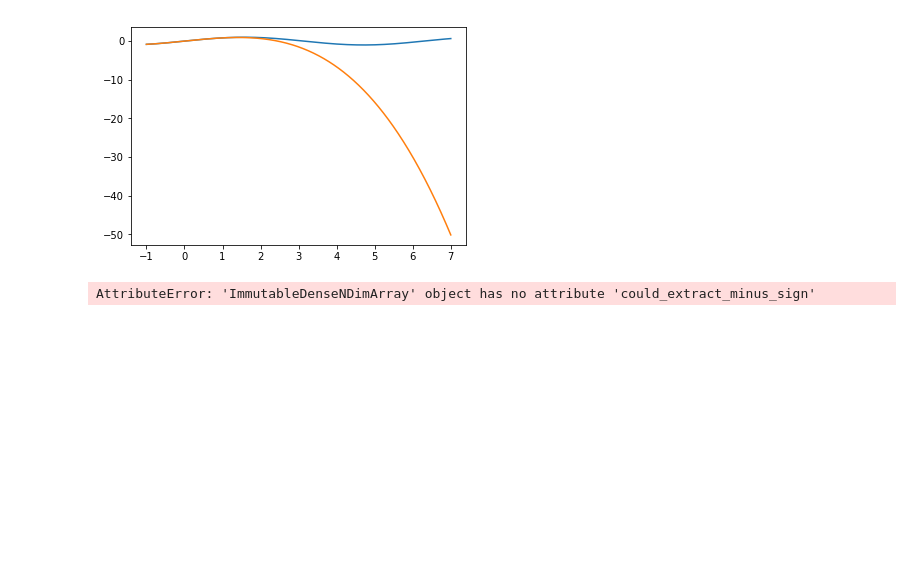
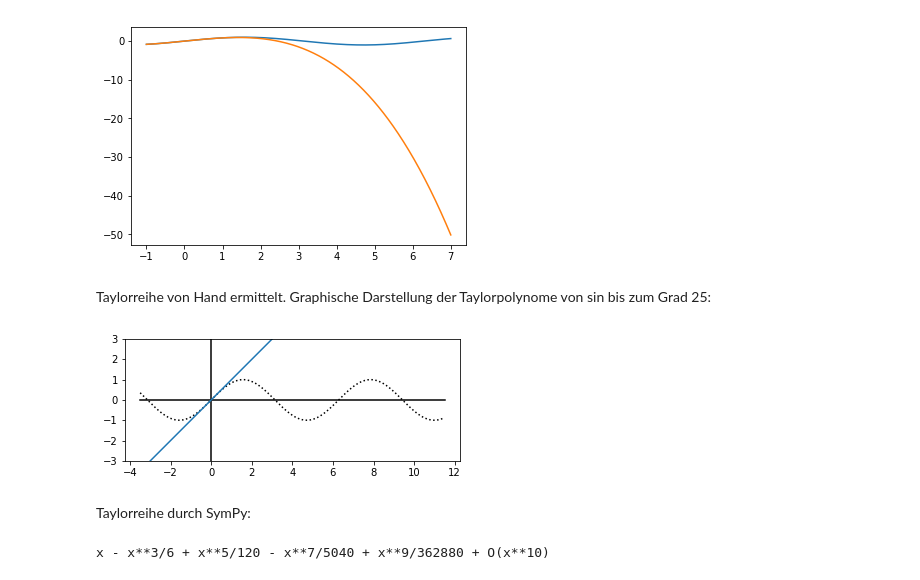
Before and after one commit to StaticNoiseLog/python, a Jupyter notebook: ffhs/PVA_4.ipynb, the cells around one changed output. Drawn from its saved outputs; the diff is of its cells as text; code cells hidden in the pictures; blank space fills up the shorter version.

```diff
--- a/ffhs/PVA_4.ipynb
+++ b/ffhs/PVA_4.ipynb
@@ -67,8 +67,33 @@ plt.plot(x, np.sin(x), x, T3(x))
 [<matplotlib.lines.Line2D at 0x...>,
  <matplotlib.lines.Line2D at 0x...>]
 [figure]
+# %% [markdown]
+Taylorreihe von Hand ermittelt.
+Graphische Darstellung der Taylorpolynome von sin bis zum Grad 25:
+# %%
+m = 13
+xx = np.linspace(-3.5, 11.5, 1401)
+xp = xx
+yy = xx
+
+plt.gca().set_aspect(1)
+plt.ylim((-3,3))
+plt.plot((-3.5, 11.5), (0,0), 'k')
+plt.plot((0,0), (-3,3), 'k')
+plt.plot(xx, np.sin(xx), ':k')
+
+plt.plot(xx, yy)
+for n in range(1, m) :
+    xp = -xp * xx * xx / (2*n) / (2*n+1)
+    yy = yy + xp
+    plt.plot(xx, yy)
+# %% [output]
+[figure, added]
+# %% [markdown]
+Taylorreihe durch SymPy:
 # %%
-expr = sp.exp(sp.sin(x))
-expr.series(x, 0, 4)
+x = sp.Symbol('x')
+sp.sin(x).series()
+sp.sin(x).series(x, 0, 10)
 # %% [output]
-AttributeError: 'ImmutableDenseNDimArray' object has no attribute 'could_extract_minus_sign'
+x - x**3/6 + x**5/120 - x**7/5040 + x**9/362880 + O(x**10)
```
Also changed, not shown: 11 other files.
